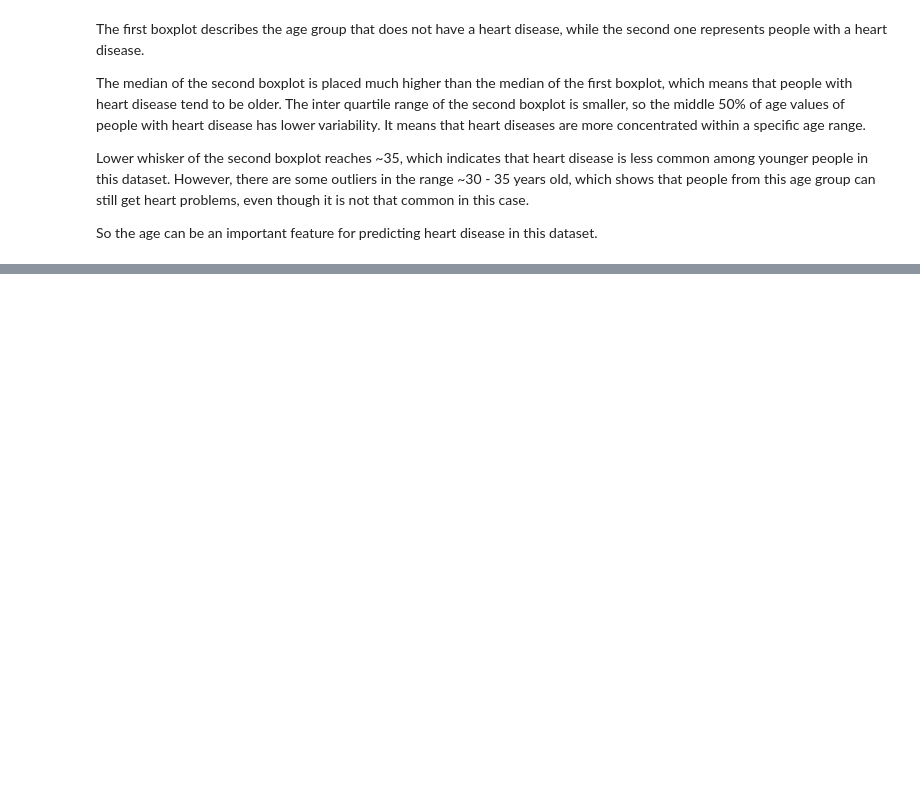
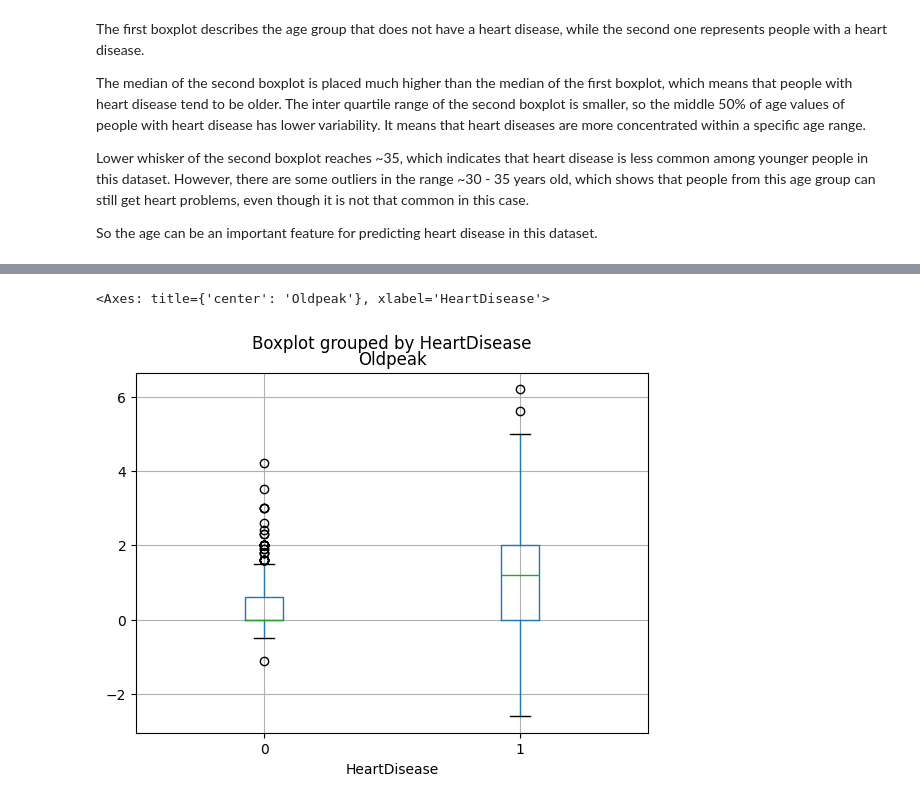
Before and after one commit to MaryiaKhomchanka/HeartFailure_MachineLearning_Training_Project, a Jupyter notebook: data_analysis.ipynb, the cells around one changed output, grey strips where cells are left out. Saved outputs shown, nothing was run; the diff lists cells and outputs as text; code cells hidden in the pictures; blank space fills up the shorter version.

```diff
--- a/data_analysis.ipynb
+++ b/data_analysis.ipynb
@@ -123,0 +155,5 @@ pd.crosstab(heart["Sex"], heart["HeartDisease"]).plot(kind = "bar")
+# %%
+heart.boxplot(column = "Oldpeak", by = "HeartDisease")
+# %% [output]
+<Axes: title={'center': 'Oldpeak'}, xlabel='HeartDisease'>
+[figure, added]
```
Also changed, not shown: parts of 5 cells of this notebook.
